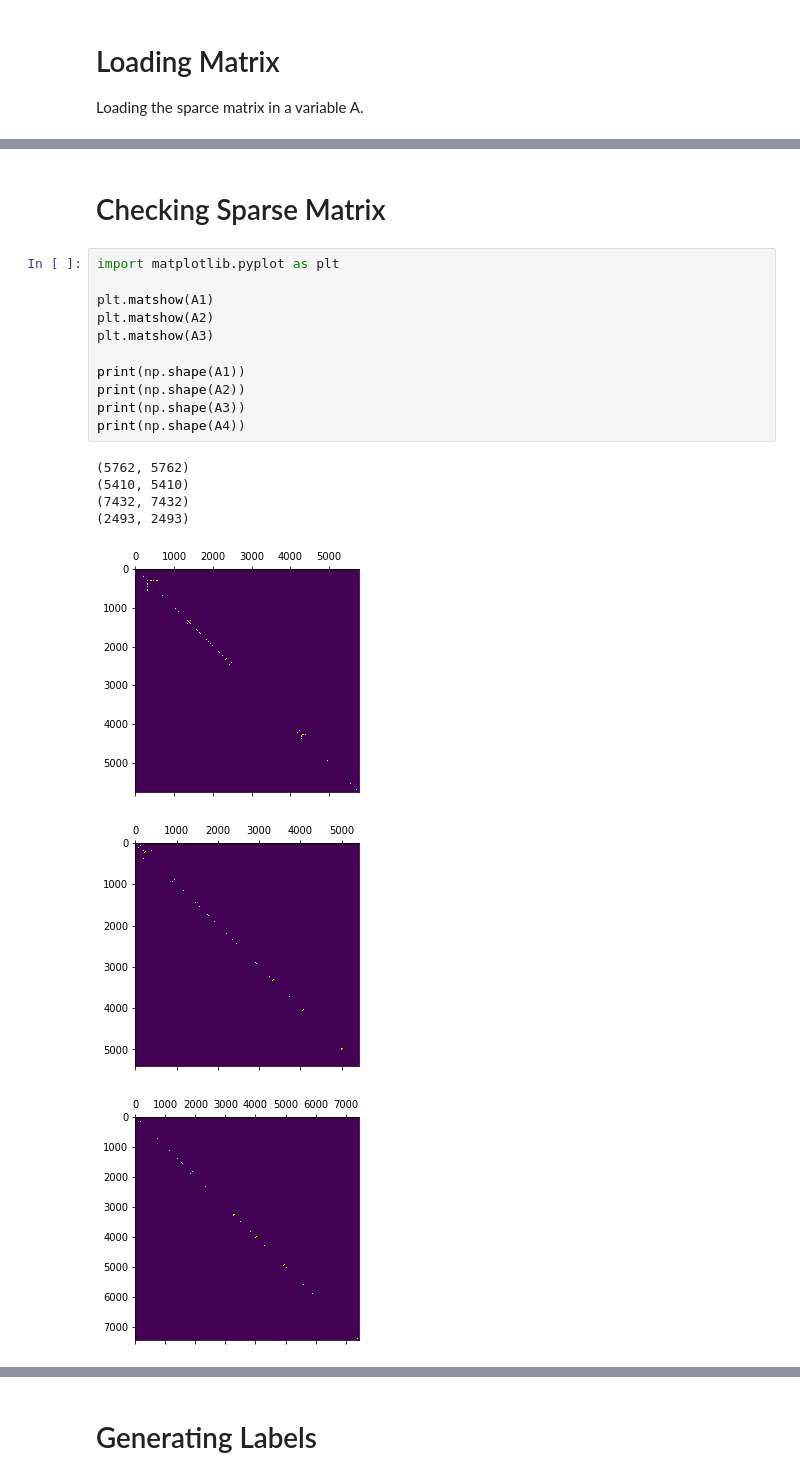
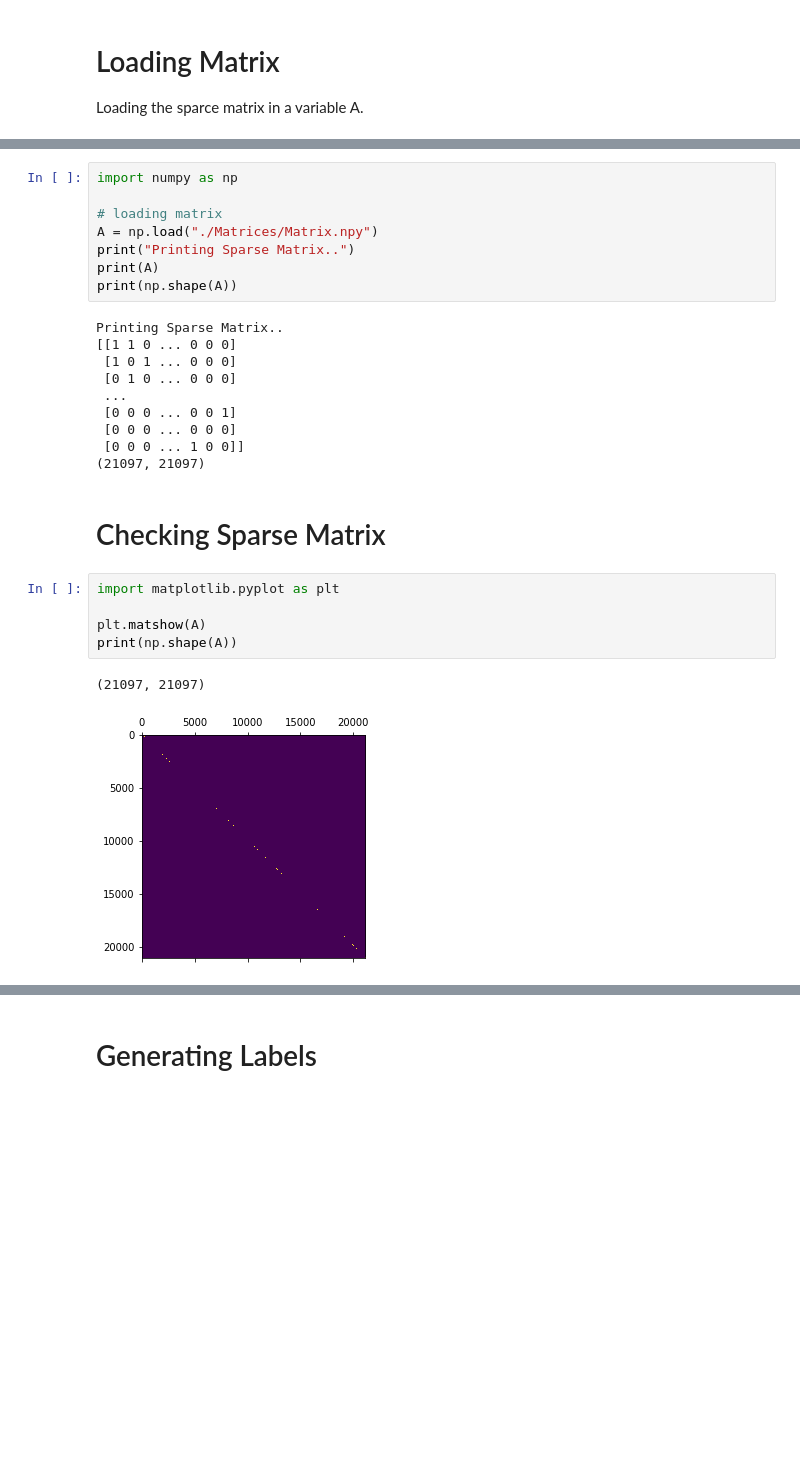
Before and after one commit to ahsansaif47/ids-model, a Jupyter notebook: IDS_Model.ipynb, the cells around one changed output, grey strips where cells are left out. Saved outputs shown, nothing was run; the diff lists cells and outputs as text; blank space fills up the shorter version.

```diff
--- a/IDS_Model.ipynb
+++ b/IDS_Model.ipynb
@@ -540,21 +577,28 @@ Printing Sparse Matrix..
+# %%
+import numpy as np
+
+# loading matrix
+A = np.load("./Matrices/Matrix.npy")
+print("Printing Sparse Matrix..")
+print(A)
+print(np.shape(A))
+# %% [output]
+Printing Sparse Matrix..
+[[1 1 0 ... 0 0 0]
+ [1 0 1 ... 0 0 0]
+ [0 1 0 ... 0 0 0]
+ ...
+ [0 0 0 ... 0 0 1]
+ [0 0 0 ... 0 0 0]
+ [0 0 0 ... 1 0 0]]
+(21097, 21097)
 # %% [markdown]
 # Checking Sparse Matrix
 # %%
 import matplotlib.pyplot as plt
 
-plt.matshow(A1)
-plt.matshow(A2)
-plt.matshow(A3)
-
-print(np.shape(A1))
-print(np.shape(A2))
-print(np.shape(A3))
-print(np.shape(A4))
+plt.matshow(A)
+print(np.shape(A))
 # %% [output]
-(5762, 5762)
-(5410, 5410)
-(7432, 7432)
-(2493, 2493)
+(21097, 21097)
-[figure, old version]
+[figure, new version]
-[figure, removed]
-[figure, removed]
```
Also changed, not shown: parts of 32 cells of this notebook, 1 other file.
